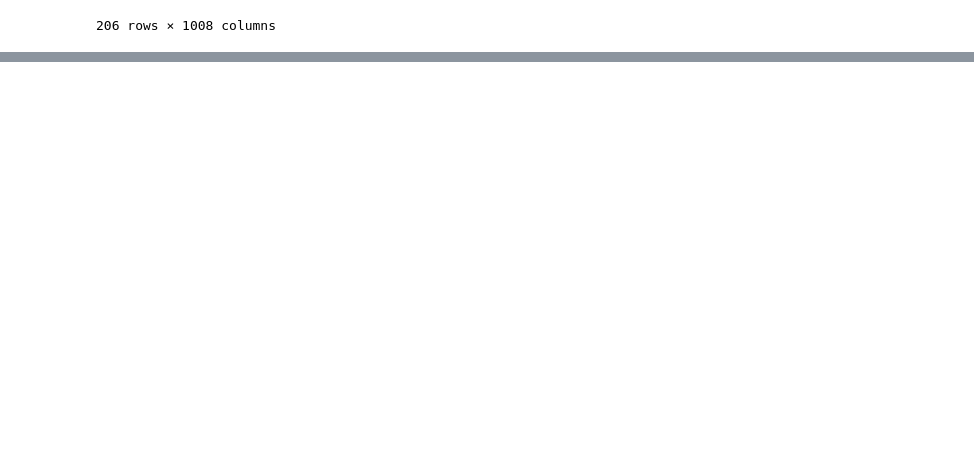
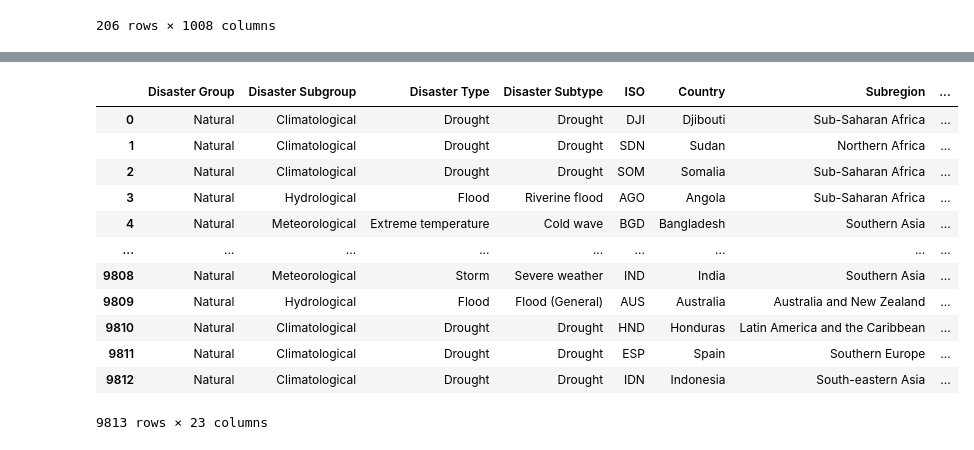
Before and after one commit to AshleyJubilee/disaster-analysis, a Jupyter notebook: economics.ipynb, the cells around one changed output, grey strips where cells are left out. Saved outputs shown, nothing was run; the diff lists cells and outputs as text; code cells hidden in the pictures; blank space fills up the shorter version.

```diff
--- a/economics.ipynb
+++ b/economics.ipynb
@@ -108,0 +150,18 @@ IndexError: list index out of range
+# %%
+# Merge hdi data to the disaster data frame so each disaster includes hdi data for it's country
+disasterHDIData = pd.merge(disasterDataClean, hdiCleanFrame, how="left", on=["ISO", "Start Year"])
+disasterHDIData
+# %% [output]
+|  | Disaster Group | Disaster Subgroup | Disaster Type | Disaster Subtype | ISO | Country | Subregion | ... |
+| 0 | Natural | Climatological | Drought | Drought | DJI | Djibouti | Sub-Saharan Africa | ... |
+| 1 | Natural | Climatological | Drought | Drought | SDN | Sudan | Northern Africa | ... |
+| 2 | Natural | Climatological | Drought | Drought | SOM | Somalia | Sub-Saharan Africa | ... |
+| 3 | Natural | Hydrological | Flood | Riverine flood | AGO | Angola | Sub-Saharan Africa | ... |
+| 4 | Natural | Meteorological | Extreme temperature | Cold wave | BGD | Bangladesh | Southern Asia | ... |
+| ... | ... | ... | ... | ... | ... | ... | ... | ... |
+| 9808 | Natural | Meteorological | Storm | Severe weather | IND | India | Southern Asia | ... |
+| 9809 | Natural | Hydrological | Flood | Flood (General) | AUS | Australia | Australia and New Zealand | ... |
+| 9810 | Natural | Climatological | Drought | Drought | HND | Honduras | Latin America and the Caribbean | ... |
+| 9811 | Natural | Climatological | Drought | Drought | ESP | Spain | Southern Europe | ... |
+| 9812 | Natural | Climatological | Drought | Drought | IDN | Indonesia | South-eastern Asia | ... |
+9813 rows × 23 columns
```
Also changed, not shown: parts of 9 cells of this notebook.
